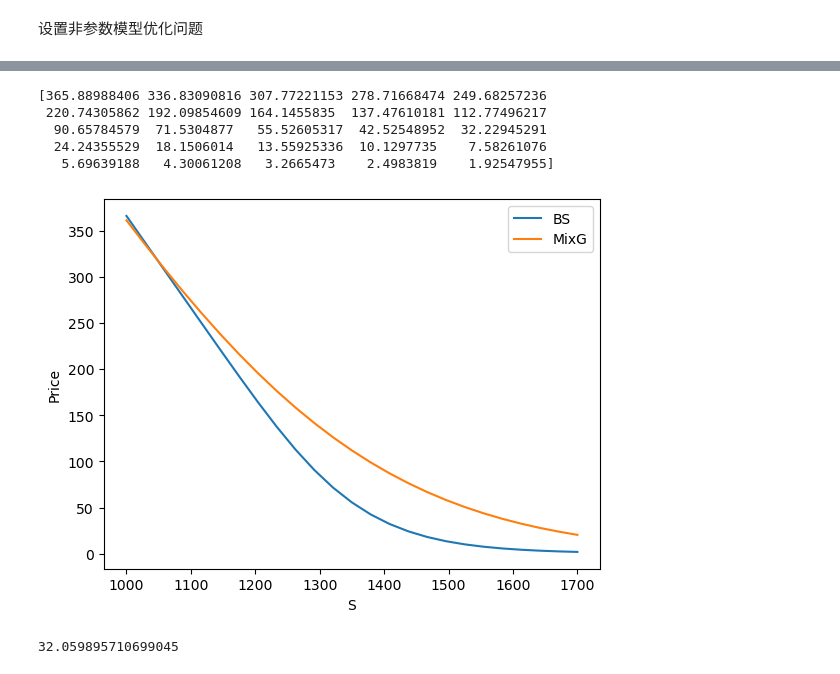
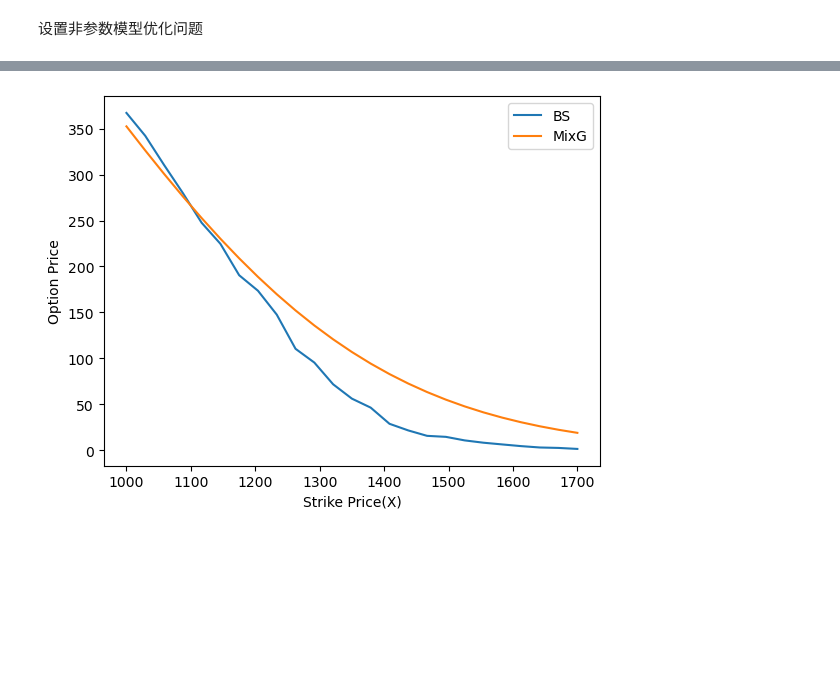
Before and after one commit to Phoenizard/BS_Opt, a Jupyter notebook: Simulate4.2.ipynb, the cells around one changed output, grey strips where cells are left out. Cells and saved outputs as stored; diff of their text form; code cells hidden in the pictures; blank space fills up the shorter version.

Commit message:
improve the code style; add noise to C obs

```diff
--- a/Simulate4.2.ipynb
+++ b/Simulate4.2.ipynb
@@ -7,12 +9,12 @@ def get_sigma(S, S_low, sigma_low, S_high, sigma_high):
 # %%
 n = 25
 # 从1000-1700均匀取25个数
-S_set = np.linspace(1000, 1700, n)
-
+X = np.linspace(1000, 1700, n)
+T = 30
+r = 0.045
+d = 0.025
+ST = 1365
+tau = T / 365
+sigma_0 = 0.2
 sigma_1000 = 0.2  # 当 X = 1000 时的波动率
 sigma_1700 = 0.4  # 当 X = 1700 时的波动率
-
-# 生成波动率序列
-sigma_set = [get_sigma(S, 1000, sigma_1000, 1700, sigma_1700) for S in S_set]
-
-S_set, sigma_set
@@ -78,12 +28,9 @@ plt.show()
 # %%
-C_obs = np.array([r_bs[1] for r_bs in result_BS])
-X = np.array([r_bs[0] for r_bs in result_BS])
-sigma_0 = 0.2
-ST = 1365
-T = 30
-tau = T / 365
-r = 0.045
-d = 0.025
+BS_Value = BS_Theoretical_Value(X, ST, T, r, d, sigma_1000, sigma_1700)
+C_obs = add_noise_to_option_values(BS_Value, X)
 # 优化参数
 mu = np.random.uniform(low=7.107, high=7.265, size=(n + 1))
 pi = np.ones(n + 1) / (n + 1)
+C_pred = C_MixG(X, r, tau, sigma_0, mu, pi)
+# 损失函数
+print("Loss: ", loss(C_pred, C_obs))
@@ -90,28 +39,10 @@ pi = np.ones(n + 1) / (n + 1)
-# %%
-from modules.BS_MixG_model import C_MixG
-
-C_pred = (C_MixG(X, r, tau, sigma_0, mu, pi))
-# %%
-print(C_obs)
-# %% [output]
-[365.88988406 336.83090816 307.77221153 278.71668474 249.68257236
- 220.74305862 192.09854609 164.1455835  137.47610181 112.77496217
-  90.65784579  71.5304877   55.52605317  42.52548952  32.22945291
-  24.24355529  18.1506014   13.55925336  10.1297735    7.58261076
-   5.69639188   4.30061208   3.2665473    2.4983819    1.92547955]
 # %%
 # 绘制图像BS和混合模型的对比
-plt.plot(S_set, C_obs, label='BS')
-plt.plot(S_set, C_pred, label='MixG')
-plt.xlabel('S')
-plt.ylabel('Price')
+plt.plot(X, C_obs, label='BS')
+plt.plot(X, C_pred, label='MixG')
+plt.xlabel('Strike Price(X)')
+plt.ylabel('Option Price')
 plt.legend()
 plt.show()
 # %% [output]
-[figure, old version]
+[figure, new version]
-# %%
-# 计算误差
-loss = np.mean(np.abs(C_obs - C_pred))
-loss
-# %% [output]
-32.059895710699045
```
Also changed, not shown: parts of 9 cells of this notebook, 3 other files.
